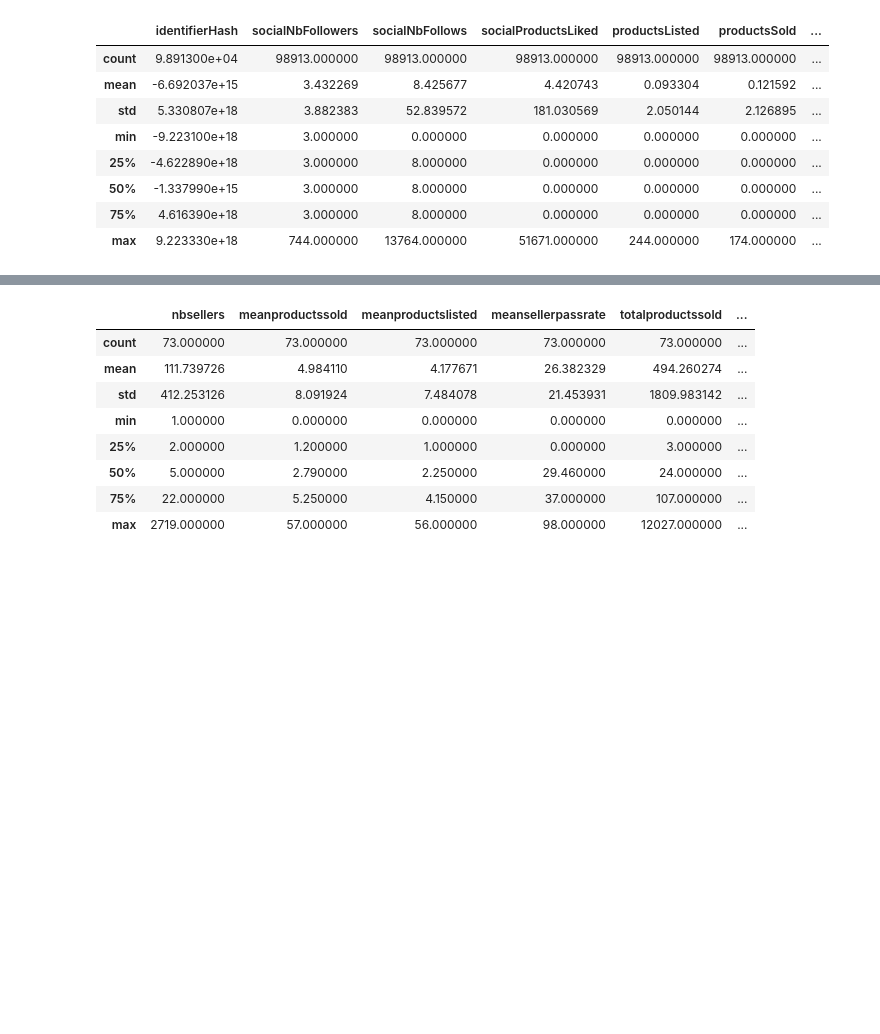
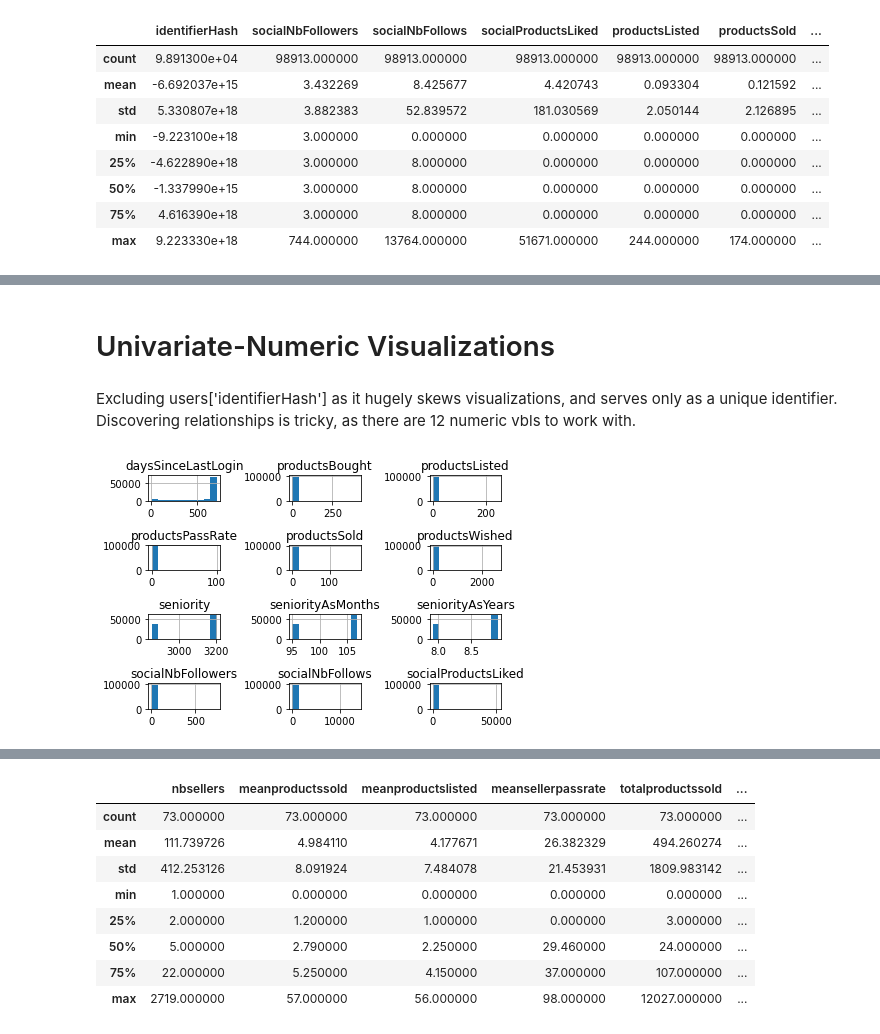
Before and after one commit to jon-ayala/JONATHANAYALA-CAPSTONE4, a Jupyter notebook: cap4.ipynb, the cells around one changed output, grey strips where cells are left out. Saved outputs shown, nothing was run; the diff lists cells and outputs as text; code cells hidden in the pictures; blank space fills up the shorter version.

```diff
--- a/cap4.ipynb
+++ b/cap4.ipynb
@@ -112,0 +225,4 @@ users.describe()
+# %% [markdown]
+# Univariate-Numeric Visualizations
+# %% [markdown]
+Excluding users['identifierHash'] as it hugely skews visualizations, and serves only as a unique identifier. Discovering relationships is tricky, as there are 12 numeric vbls to work with.
@@ -112,0 +231,17 @@ users.describe()
+# %%
+u_numeric_vars = ['socialNbFollowers', 'socialNbFollows',
+                  'socialProductsLiked', 'productsListed', 'productsSold',
+                  'productsPassRate', 'productsWished', 'productsBought',
+                   'daysSinceLastLogin', 'seniority', 'seniorityAsMonths', 'seniorityAsYears']
+
+u_categorical_vars = ['eng_country', 'language', 'gender',
+                      'civilityGenderId', 'civilityTitle', 'hasAnyApp',
+                      'hasAndroidApp', 'hasIosApp', 'hasProfilePicture', 'countryCode']
+# %%
+# Histograms
+# sns.set(rc={'figure.figsize': (16,3)})
+
+ax = users[u_numeric_vars].hist(bins=10)
+plt.tight_layout()
+# %% [output]
+[figure, added]
```
Also changed, not shown: parts of 36 cells of this notebook, 4 other files.
